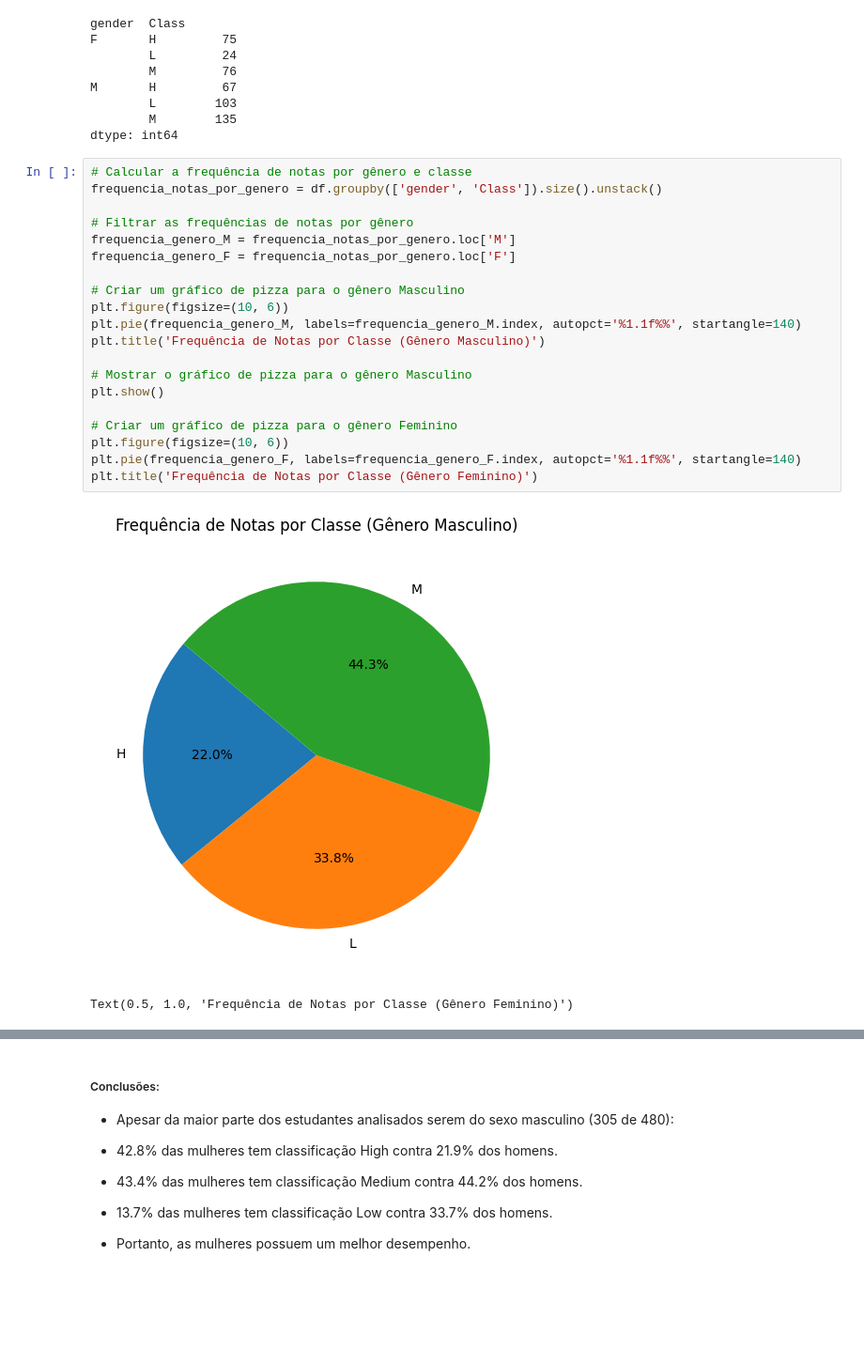
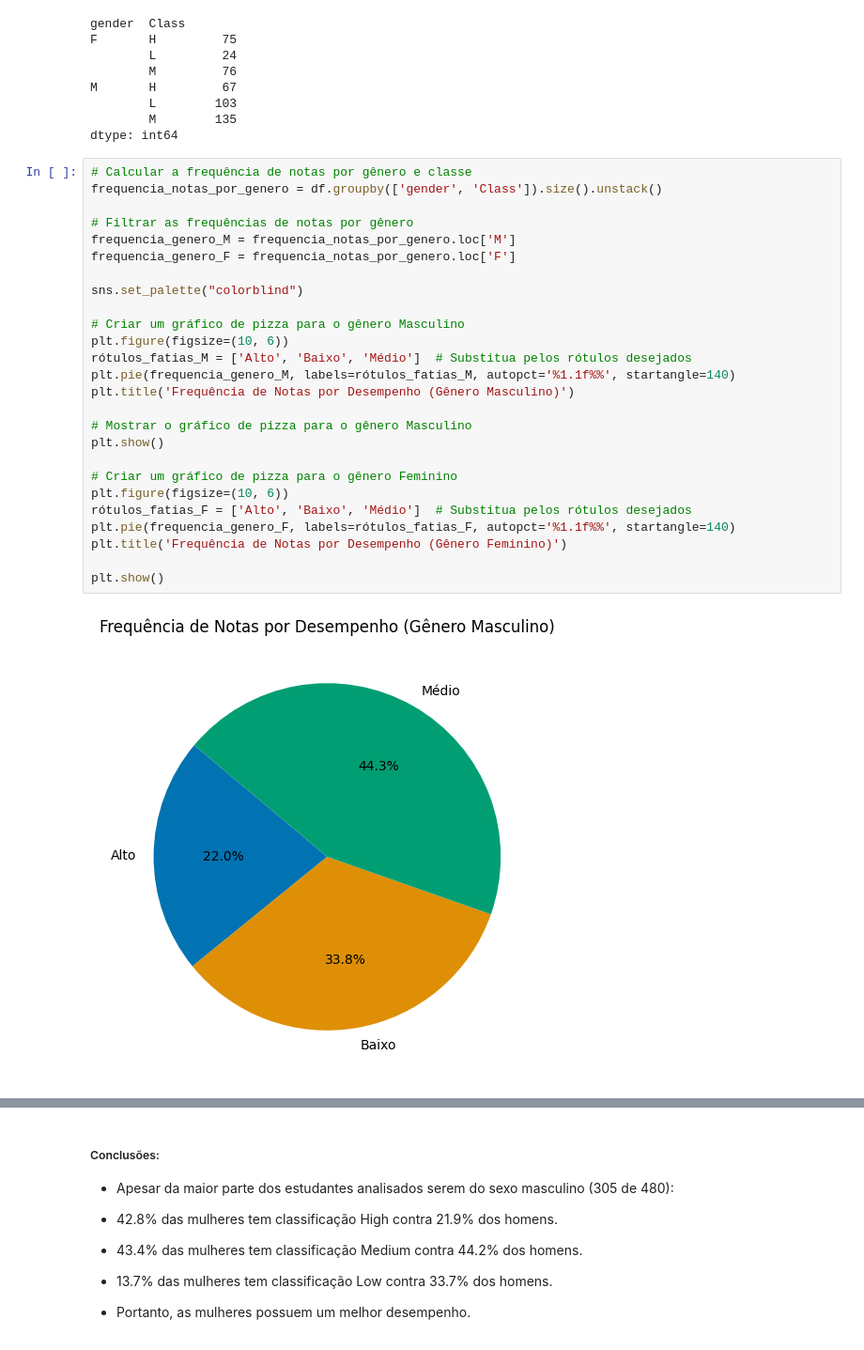
Before and after one commit to leticiaanobre/analise-exploratoria-estudantes, a Jupyter notebook: notebooks/01-exploratory_data_analysis.ipynb, the cells around one changed output, grey strips where cells are left out. Shown at 94% size. Cells and saved outputs as stored; diff of their text form; blank space fills up the shorter version.

```diff
--- a/notebooks/01-exploratory_data_analysis.ipynb
+++ b/notebooks/01-exploratory_data_analysis.ipynb
@@ -161,23 +161,28 @@ dtype: int64
 # %%
 # Calcular a frequência de notas por gênero e classe
 frequencia_notas_por_genero = df.groupby(['gender', 'Class']).size().unstack()
 
 # Filtrar as frequências de notas por gênero
 frequencia_genero_M = frequencia_notas_por_genero.loc['M']
 frequencia_genero_F = frequencia_notas_por_genero.loc['F']
 
+sns.set_palette("colorblind")
+
 # Criar um gráfico de pizza para o gênero Masculino
 plt.figure(figsize=(10, 6))
-plt.pie(frequencia_genero_M, labels=frequencia_genero_M.index, autopct='%1.1f%%', startangle=140)
-plt.title('Frequência de Notas por Classe (Gênero Masculino)')
+rótulos_fatias_M = ['Alto', 'Baixo', 'Médio']  # Substitua pelos rótulos desejados
+plt.pie(frequencia_genero_M, labels=rótulos_fatias_M, autopct='%1.1f%%', startangle=140)
+plt.title('Frequência de Notas por Desempenho (Gênero Masculino)')
 
 # Mostrar o gráfico de pizza para o gênero Masculino
 plt.show()
 
 # Criar um gráfico de pizza para o gênero Feminino
 plt.figure(figsize=(10, 6))
-plt.pie(frequencia_genero_F, labels=frequencia_genero_F.index, autopct='%1.1f%%', startangle=140)
-plt.title('Frequência de Notas por Classe (Gênero Feminino)')
+rótulos_fatias_F = ['Alto', 'Baixo', 'Médio']  # Substitua pelos rótulos desejados
+plt.pie(frequencia_genero_F, labels=rótulos_fatias_F, autopct='%1.1f%%', startangle=140)
+plt.title('Frequência de Notas por Desempenho (Gênero Feminino)')
+
+plt.show()
 # %% [output]
-[figure, old version]
+[figure, new version]
-Text(0.5, 1.0, 'Frequência de Notas por Classe (Gênero Feminino)')
```
Also changed, not shown: parts of 8 cells of this notebook.
